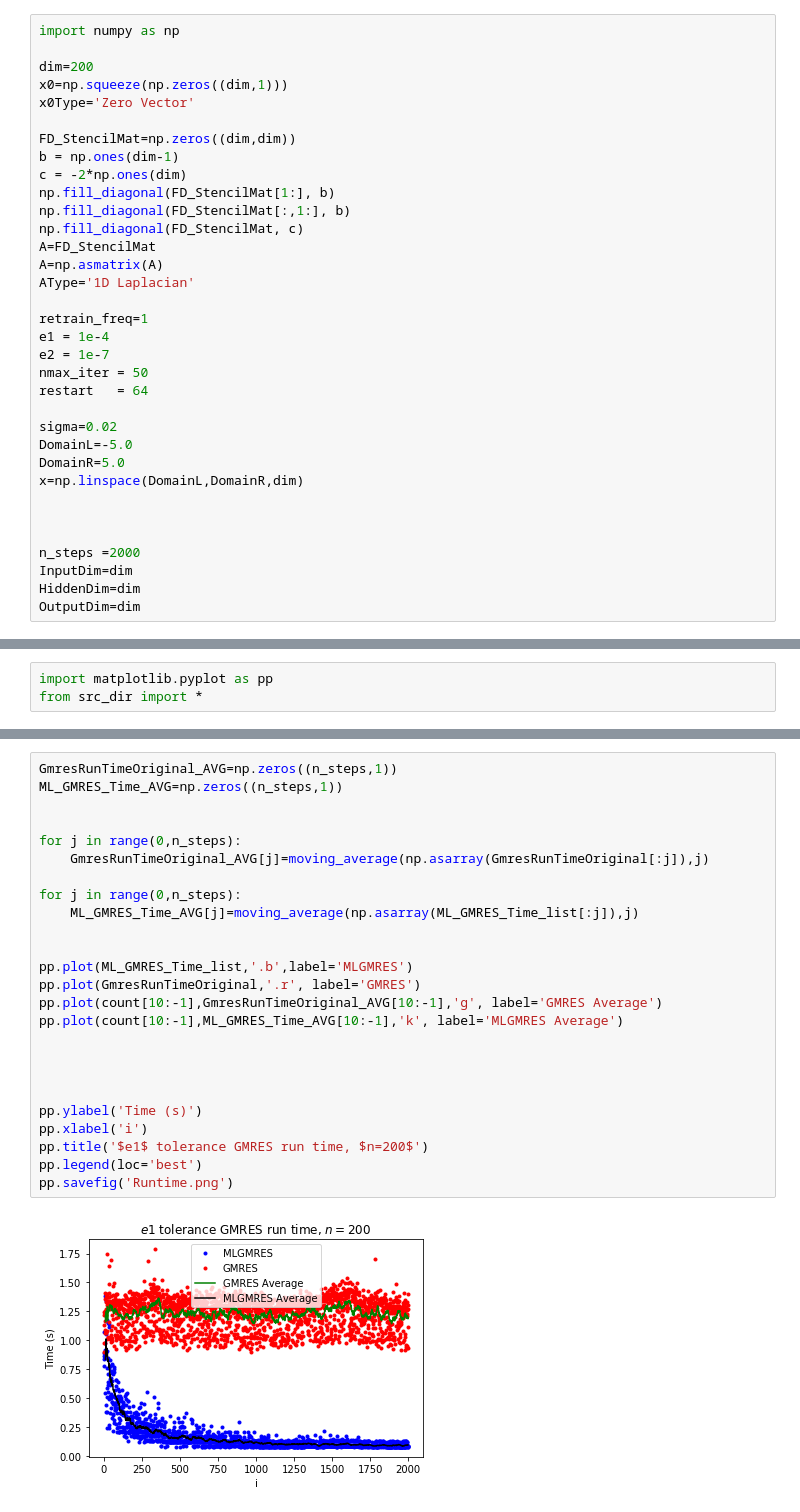
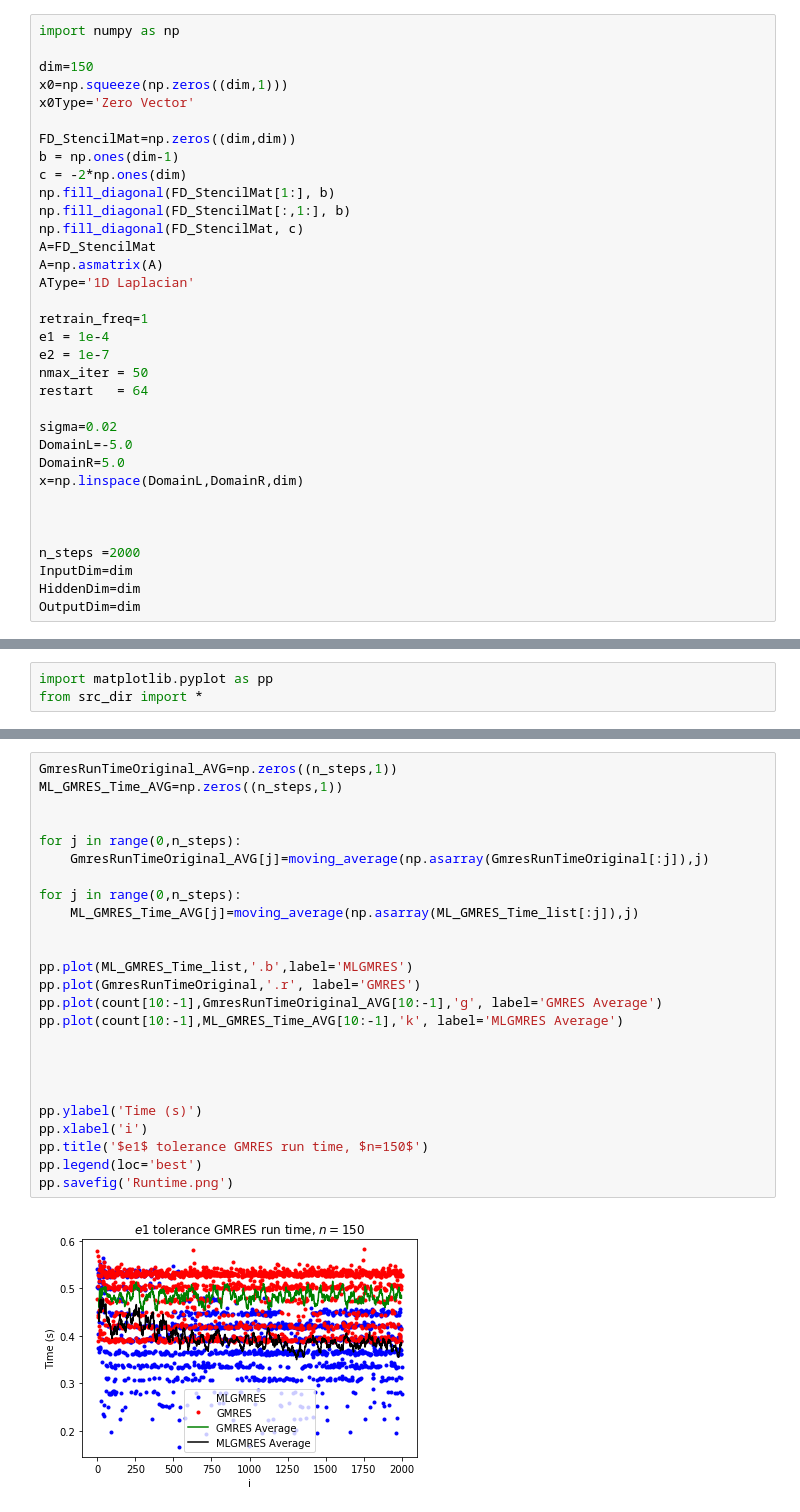
Before and after one commit to ML4FnP/GMRES-Learning, a Jupyter notebook: GPU_SandboxOnline.ipynb, the cells around one changed output, grey strips where cells are left out. Cells and saved outputs as stored; diff of their text form.

```diff
--- a/GPU_SandboxOnline.ipynb
+++ b/GPU_SandboxOnline.ipynb
@@ -31,7 +31,7 @@ git_commit_short_hash = subprocess.check_output(
 # %%
 import numpy as np
 
-dim=200
+dim=150
 x0=np.squeeze(np.zeros((dim,1)))
 x0Type='Zero Vector'
 
@@ -277,27 +277,27 @@ pp.savefig('Compare.png')
 # %%
 GmresRunTimeOriginal_AVG=np.zeros((n_steps,1))
 ML_GMRES_Time_AVG=np.zeros((n_steps,1))
 
 
 for j in range(0,n_steps):
     GmresRunTimeOriginal_AVG[j]=moving_average(np.asarray(GmresRunTimeOriginal[:j]),j)
 
 for j in range(0,n_steps):
     ML_GMRES_Time_AVG[j]=moving_average(np.asarray(ML_GMRES_Time_list[:j]),j)
 
 
 pp.plot(ML_GMRES_Time_list,'.b',label='MLGMRES')
 pp.plot(GmresRunTimeOriginal,'.r', label='GMRES')
 pp.plot(count[10:-1],GmresRunTimeOriginal_AVG[10:-1],'g', label='GMRES Average')
 pp.plot(count[10:-1],ML_GMRES_Time_AVG[10:-1],'k', label='MLGMRES Average')
 
 
 
 
 pp.ylabel('Time (s)')
 pp.xlabel('i')
-pp.title('$e1$ tolerance GMRES run time, $n=200$')
+pp.title('$e1$ tolerance GMRES run time, $n=150$')
 pp.legend(loc='best')
 pp.savefig('Runtime.png')
 # %% [output]
-[figure, old version]
+[figure, new version]
```
Also changed, not shown: parts of 5 cells of this notebook, 50 other files.
